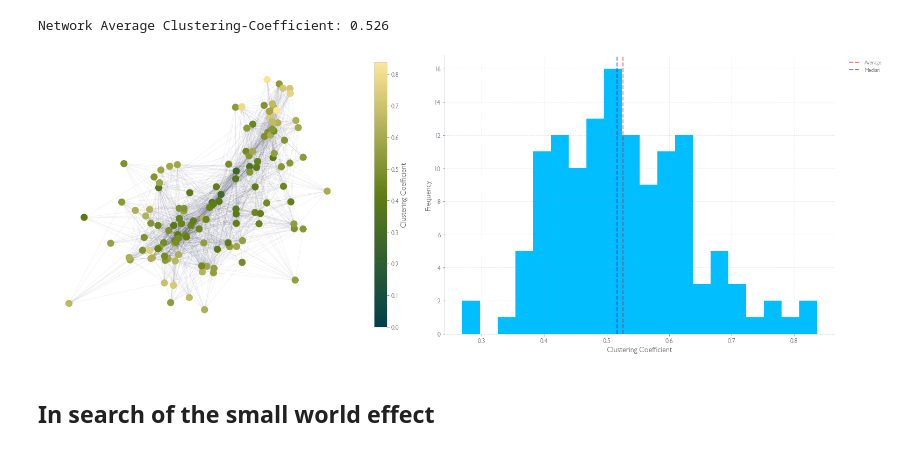
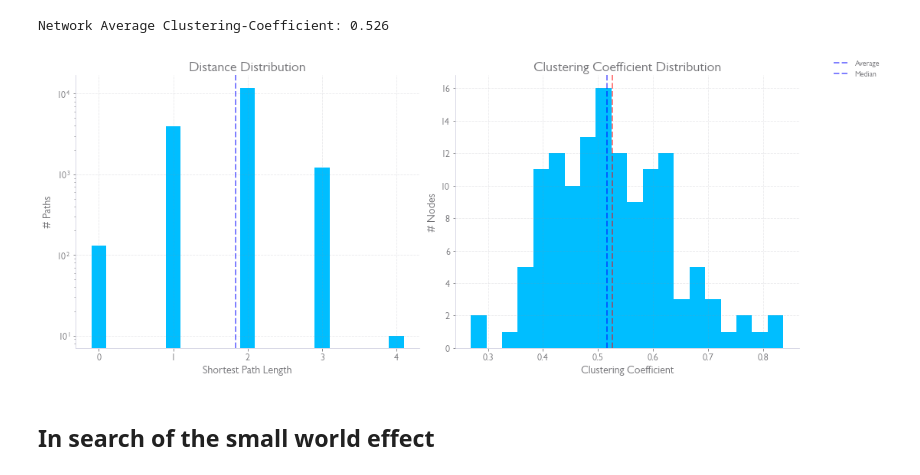
Before and after one commit to PRFina/AVRC-Ants-Colony-Complex-Network, a Jupyter notebook: Esame_AVRC.ipynb, the cells around one changed output. Saved outputs shown, nothing was run; the diff lists cells and outputs as text; code cells hidden in the pictures.

```diff
--- a/Esame_AVRC.ipynb
+++ b/Esame_AVRC.ipynb
@@ -461,6 +480,6 @@ for ax, time in zip(axes.ravel(), times):
     ax.set_title(f"day {time+1}")
 
 
-figures['temporal_cut_snapshots'] = fig
+figures['temporal_sparsified_snapshots'] = fig
 # %% [output]
 [figure]
@@ -620,7 +670,7 @@ def plot_path_length_distribution(G, figure, ax, with_apl=True, log_scales=(Fals
   apl = compute_network_apl(G)
   path_lengths, freqs = shortest_path_length_distribution(G)
 
-  ax.axvline(apl, linestyle='--', color=theme['colors']["avg_line"], alpha=theme['colors']["avg_line_alpha"], label="APL ($\ell$)")
+  ax.axvline(apl, linestyle='--', color=theme['colors']["avg_line"], alpha=theme['colors']["avg_line_alpha"], label="Average")
   ax.bar(path_lengths, freqs, **mpl_kwargs)
 
   if log_scales[0]:
@@ -628,11 +678,4 @@ def plot_path_length_distribution(G, figure, ax, with_apl=True, log_scales=(Fals
   if log_scales[1]:
     ax.set_yscale("log")
 
-  ax.set(xticks=path_lengths, xlabel="Shortest Path Length", ylabel="# of Paths", title="Distance Distribution")
+  ax.set(xticks=path_lengths, xlabel="Shortest Path Length", ylabel="# Paths", title="Distance Distribution")
-# %%
-fig, ax = plt.subplots(1,1, figsize=(10,6))
-plot_path_length_distribution(G_network, fig, ax, log_scales=(False, True), width=0.2)
-
-dviz.add_legend(fig,ax)
-
-figures['aggregated_path_lenght_distribution'] = fig
@@ -643,25 +684,25 @@ figures['aggregated_path_lenght_distribution'] = fig
 # %% [markdown]
 Questo è un commento sulla sezione
 # %%
-def plot_network_clustering(G, ax1, ax2, print_labels=True, *mpl_args, **mpl_kwargs):
+def plot_network_clustering(G, ax1, ax2, print_labels=True, with_network=True, *mpl_args, **mpl_kwargs):
   lcc = nx.clustering(G)
   # Average -> media dei coefficienti di clustering dei vari nodi
   avg_lcc = float("{:0.3f}".format(sum(lcc.values()) / float(len(G.nodes))))
   median_lcc = np.median(list(lcc.values()))
   # ax1
-  cmap = palette.mpl_colormap
-  norm = plt.Normalize(0, max(lcc.values()))
-  node_colors = [cmap(norm(lcc[node])) for node in G.nodes]
-  layout = nx.spring_layout(agg_network,seed=RND_SEED)
-  nx.draw_spring(agg_network, ax =ax1, node_size=150, edge_color=(0,0,0.2,0.05), node_color=node_colors)
-  #nx.draw_spring(G, node_color=node_colors, with_labels=print_labels, ax=ax1, **network_options)
-  fig.colorbar(ScalarMappable(cmap=cmap, norm=norm), label='Clustering Coefficient', shrink=0.95, ax=ax1, **mpl_kwargs)
+  if with_network:
+    cmap = palette.mpl_colormap
+    norm = plt.Normalize(0, max(lcc.values()))
+    node_colors = [cmap(norm(lcc[node])) for node in G.nodes]
+    layout = nx.spring_layout(agg_network,seed=RND_SEED)
+    nx.draw_spring(agg_network, ax =ax1, node_size=150, edge_color=(0,0,0.2,0.05), node_color=node_colors)
+    #nx.draw_spring(G, node_color=node_colors, with_labels=print_labels, ax=ax1, **network_options)
+    fig.colorbar(ScalarMappable(cmap=cmap, norm=norm), label='Clustering Coefficient', shrink=0.95, ax=ax1, **mpl_kwargs)
   # ax2
   ax2.hist(lcc.values(), bins=20, **mpl_kwargs)
   ax2.axvline(avg_lcc, linestyle='--', color="red", alpha=theme['colors']["avg_line_alpha"], label="Average")
   ax2.axvline(median_lcc, linestyle='--', color="blue", alpha=theme['colors']["avg_line_alpha"], label="Median")
-  ax2.set_xlabel('Clustering Coefficient')
-  ax2.set_ylabel('Frequency')
+  ax2.set(xlabel='Clustering Coefficient', ylabel='# Nodes', title="Clustering Coefficient Distribution")
 # %%
 avg_clustering = nx.average_clustering(G_network)
 # %%
@@ -669,14 +710,18 @@ print("Network Average Clustering-Coefficient:", "{:0.3f}".format(avg_clustering
 # %% [output]
 Network Average Clustering-Coefficient: 0.526
 # %%
-fig, (ax1, ax2) = plt.subplots(ncols=2, figsize=(22,8))
+fig, (ax1, ax2) = plt.subplots(ncols=2, figsize=(14,6))
 
-plot_network_clustering(G_network, ax1, ax2, print_labels=False)
-dviz.add_legend(fig, ax2)
 
-figures['aggregated_clustering_coefficient'] = fig
+
+figures['aggregated_path_lenght_distribution'] = fig
+plot_network_clustering(G_network, ax1, ax2, with_network=False, print_labels=False)
+plot_path_length_distribution(G_network, fig, ax1, log_scales=(False, True), width=0.2)
+
+dviz.add_legend(fig,[ax1,ax2], on_fig=True)
+figures['aggregated_APL_CC'] = fig
 # %% [output]
-[figure, old version]
+[figure, new version]
 # %% [markdown]
 ## In search of the small world effect
 # %% [markdown]
```
Also changed, not shown: parts of 38 cells of this notebook.
